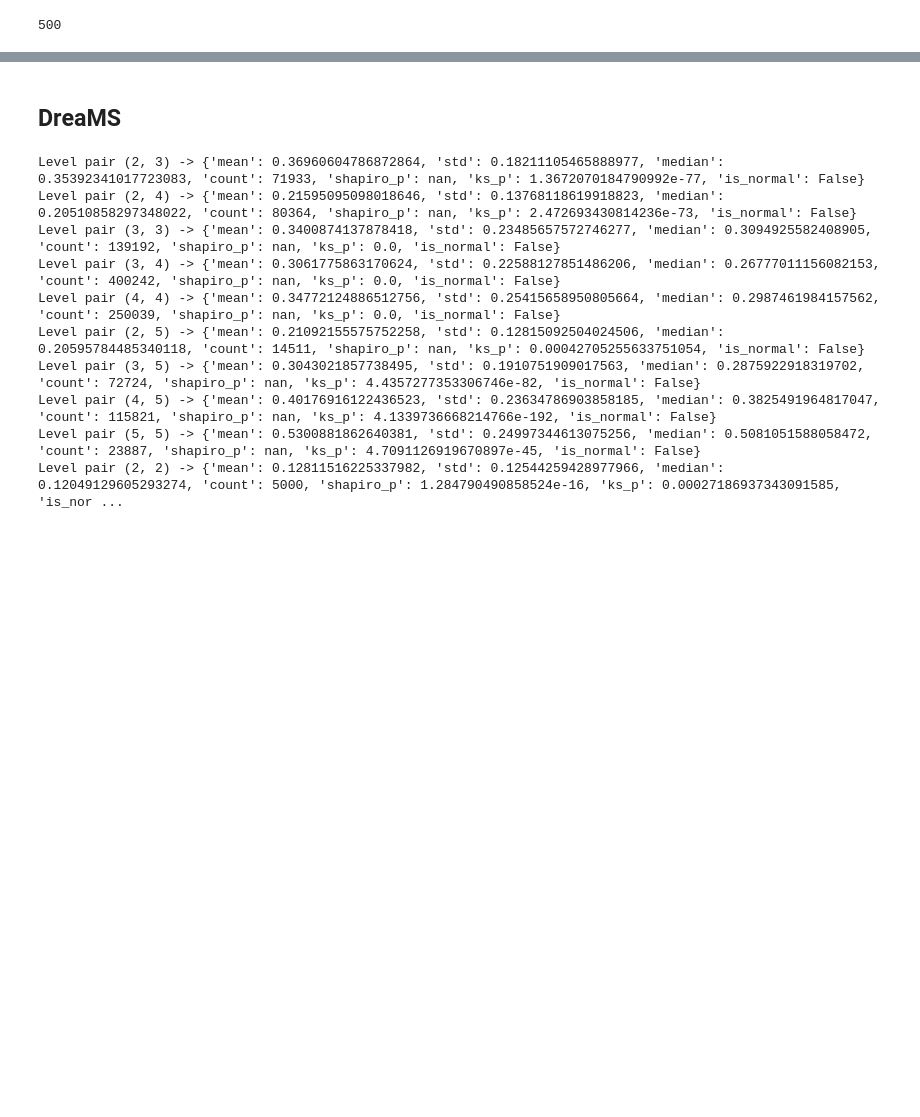
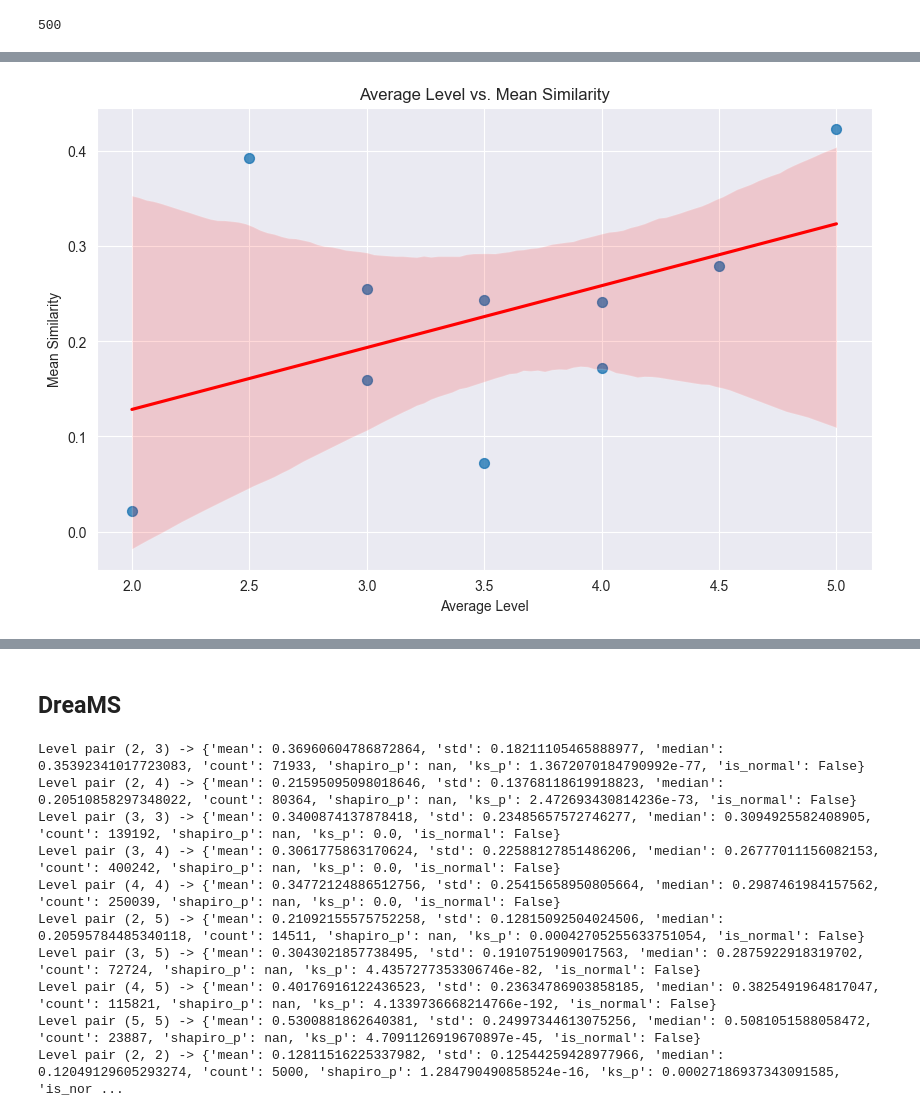
Before and after one commit to Jozefov/MassSpecGymMSn, a Jupyter notebook: notebooks/MSn/dataset_analysis/dataset_analysis.ipynb, the cells around one changed output, grey strips where cells are left out. Saved outputs shown, nothing was run; the diff lists cells and outputs as text; code cells hidden in the pictures; blank space fills up the shorter version.

```diff
--- a/notebooks/MSn/dataset_analysis/dataset_analysis.ipynb
+++ b/notebooks/MSn/dataset_analysis/dataset_analysis.ipynb
@@ -1254,0 +1257,35 @@ array(0.00013032)
+# %%
+# Convert the dictionary to a DataFrame
+data = []
+for level_pair, sims in all_level_sims_hung.items():
+    lvlA, lvlB = level_pair
+    data.append({
+        'Level_A': lvlA,
+        'Level_B': lvlB,
+        'Similarity_Scores': sims
+    })
+
+df = pd.DataFrame(data)
+# %%
+# Function to compute statistics
+def compute_statistics(row):
+    sims = row['Similarity_Scores']
+    return pd.Series({
+        'Mean_Similarity': np.mean(sims),
+        'Median_Similarity': np.median(sims),
+        'Std_Similarity': np.std(sims),
+        'Count': len(sims),
+        'Min_Level': min(row['Level_A'], row['Level_B']),
+        'Max_Level': max(row['Level_A'], row['Level_B']),
+        'Avg_Level': (row['Level_A'] + row['Level_B']) / 2,
+        'Level_Difference': abs(row['Level_A'] - row['Level_B'])
+    })
+
+# Apply the function to each row
+stats_df = df.apply(compute_statistics, axis=1)
+
+# Combine with original DataFrame if needed
+df_stats = pd.concat([df, stats_df], axis=1)
+
+# Display the DataFrame with statistics
+display(df_stats)
@@ -1254,0 +1322,9 @@ array(0.00013032)
+# %%
+plt.figure(figsize=(10, 6))
+sns.regplot(x='Avg_Level', y='Mean_Similarity', data=df_stats, scatter_kws={'s':50}, line_kws={'color':'red'})
+plt.title('Average Level vs. Mean Similarity')
+plt.xlabel('Average Level')
+plt.ylabel('Mean Similarity')
+plt.show()
+# %% [output]
+[figure, added]
```
Also changed, not shown: parts of 10 cells of this notebook.
